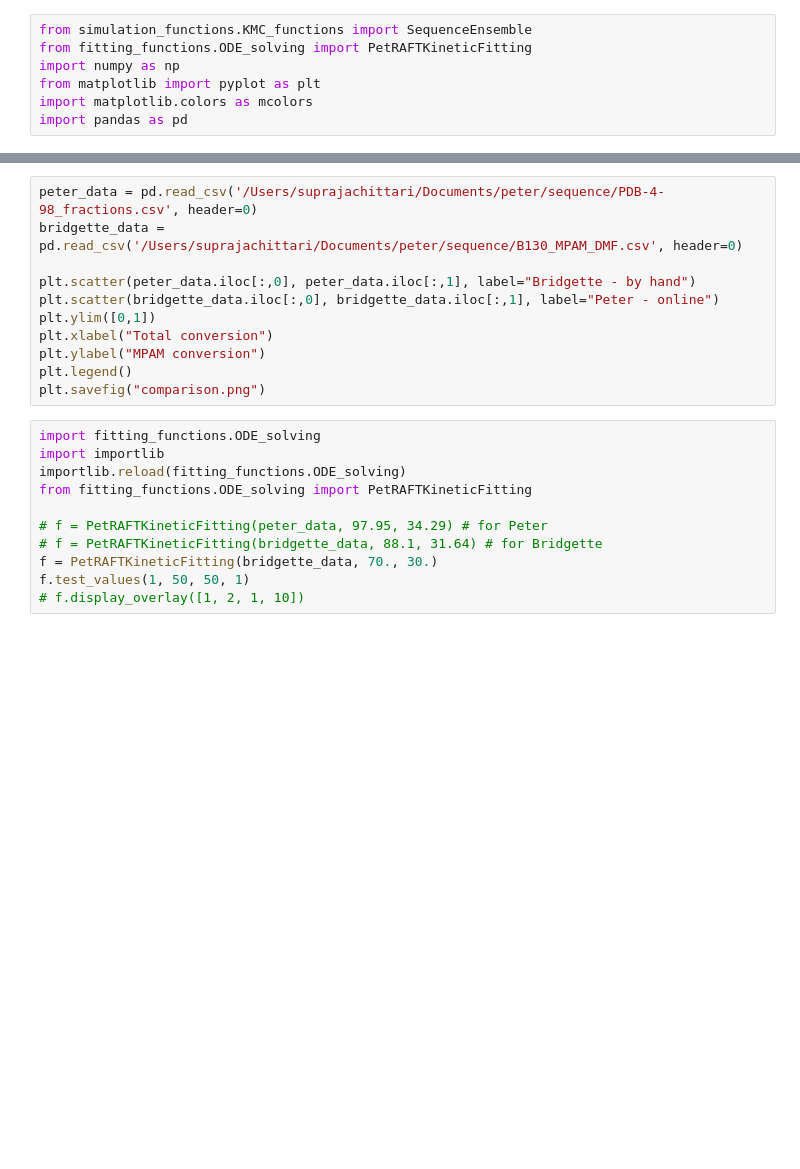
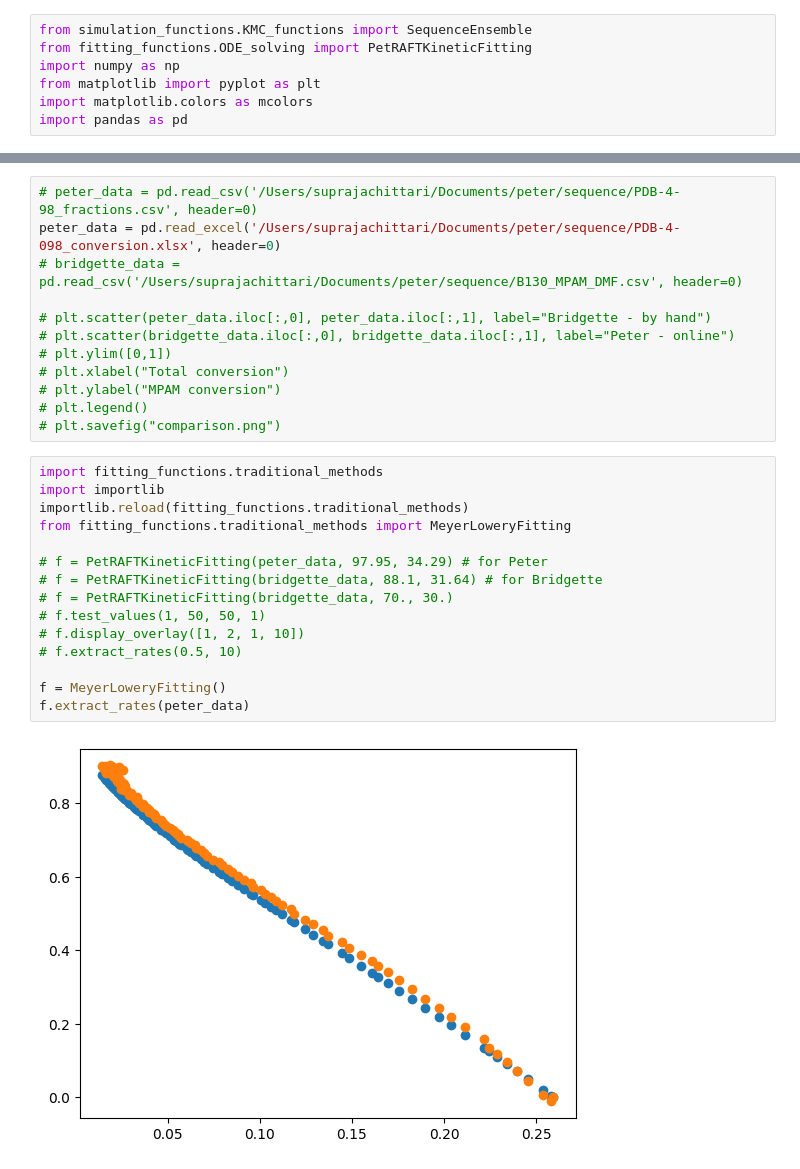
Before and after one commit to UNC-Knight-Lab/prism, a Jupyter notebook: main_nb.ipynb, the cells around one changed output, grey strips where cells are left out. Saved outputs shown, nothing was run; the diff lists cells and outputs as text; blank space fills up the shorter version.

Commit message:
meyer lowery fitting support

```diff
--- a/main_nb.ipynb
+++ b/main_nb.ipynb
@@ -64,22 +86,29 @@ m.get_graph()
 # %%
-peter_data = pd.read_csv('/Users/suprajachittari/Documents/peter/sequence/PDB-4-98_fractions.csv', header=0)
-bridgette_data = pd.read_csv('/Users/suprajachittari/Documents/peter/sequence/B130_MPAM_DMF.csv', header=0)
+# peter_data = pd.read_csv('/Users/suprajachittari/Documents/peter/sequence/PDB-4-98_fractions.csv', header=0)
+peter_data = pd.read_excel('/Users/suprajachittari/Documents/peter/sequence/PDB-4-098_conversion.xlsx', header=0)
+# bridgette_data = pd.read_csv('/Users/suprajachittari/Documents/peter/sequence/B130_MPAM_DMF.csv', header=0)
 
-plt.scatter(peter_data.iloc[:,0], peter_data.iloc[:,1], label="Bridgette - by hand")
-plt.scatter(bridgette_data.iloc[:,0], bridgette_data.iloc[:,1], label="Peter - online")
-plt.ylim([0,1])
-plt.xlabel("Total conversion")
-plt.ylabel("MPAM conversion")
-plt.legend()
-plt.savefig("comparison.png")
+# plt.scatter(peter_data.iloc[:,0], peter_data.iloc[:,1], label="Bridgette - by hand")
+# plt.scatter(bridgette_data.iloc[:,0], bridgette_data.iloc[:,1], label="Peter - online")
+# plt.ylim([0,1])
+# plt.xlabel("Total conversion")
+# plt.ylabel("MPAM conversion")
+# plt.legend()
+# plt.savefig("comparison.png")
 # %%
-import fitting_functions.ODE_solving
+import fitting_functions.traditional_methods
 import importlib
-importlib.reload(fitting_functions.ODE_solving)
-from fitting_functions.ODE_solving import PetRAFTKineticFitting
+importlib.reload(fitting_functions.traditional_methods)
+from fitting_functions.traditional_methods import MeyerLoweryFitting
 
 # f = PetRAFTKineticFitting(peter_data, 97.95, 34.29) # for Peter
 # f = PetRAFTKineticFitting(bridgette_data, 88.1, 31.64) # for Bridgette
-f = PetRAFTKineticFitting(bridgette_data, 70., 30.)
-f.test_values(1, 50, 50, 1)
+# f = PetRAFTKineticFitting(bridgette_data, 70., 30.)
+# f.test_values(1, 50, 50, 1)
 # f.display_overlay([1, 2, 1, 10])
+# f.extract_rates(0.5, 10)
+
+f = MeyerLoweryFitting()
+f.extract_rates(peter_data)
+# %% [output]
+[figure, added]
```
Also changed, not shown: parts of 3 cells of this notebook, 3 other files.
